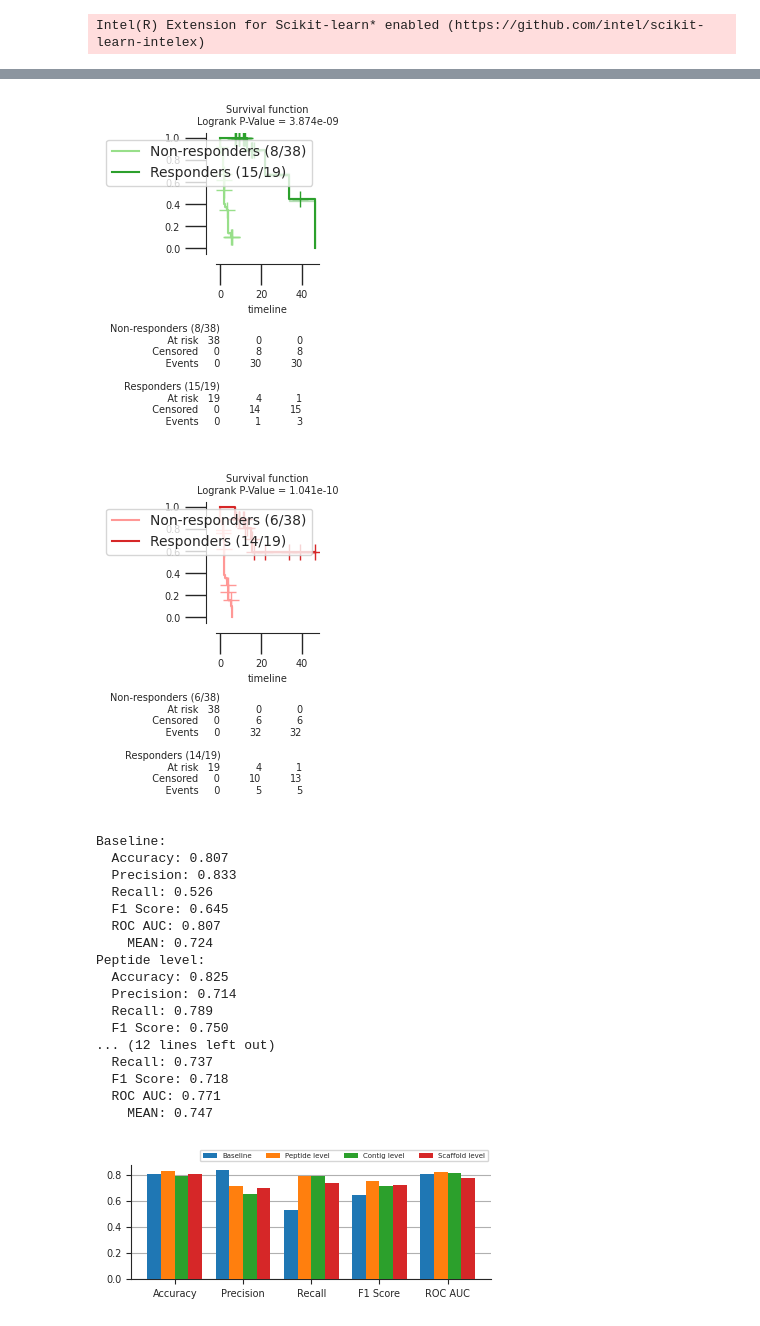
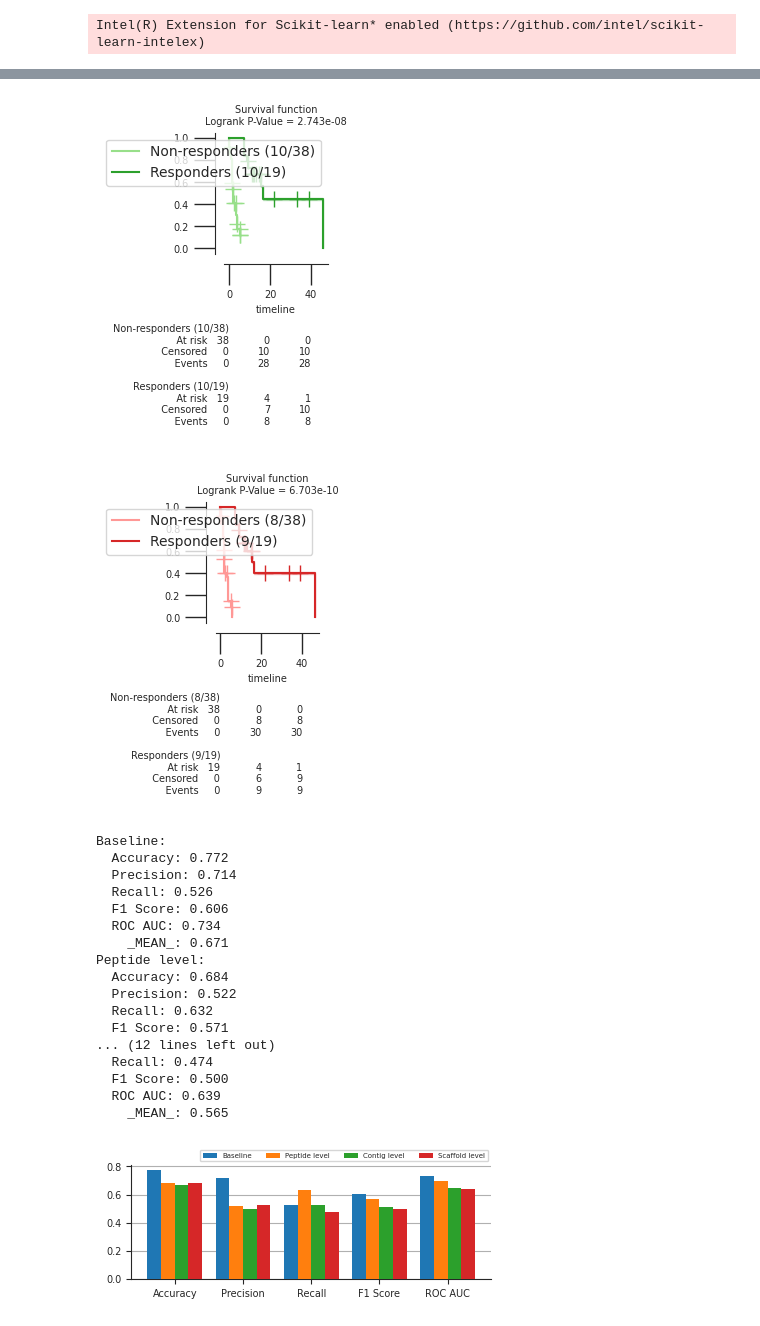
Before and after one commit to immuno-informatics/SVM_Immunotherapy, a Jupyter notebook: optimization_validation_and_importance_analysis/aroc-curves.ipynb, the cells around one changed output, grey strips where cells are left out. Drawn from its saved outputs; the diff is of its cells as text; code cells hidden in the pictures.

```diff
--- a/optimization_validation_and_importance_analysis/aroc-curves.ipynb
+++ b/optimization_validation_and_importance_analysis/aroc-curves.ipynb
@@ -67,12 +69,10 @@ def figsize_in_mm(width, height):
 # %% [output]
 Intel(R) Extension for Scikit-learn* enabled (https://github.com/intel/scikit-learn-intelex)
 # %%
-def svm_train_test(
-    train_data, train_y, test_data, verbose=False, clf_kwargs={}
-):
+def svm_train_test(train_data, train_y, test_data, verbose=False, clf_kwargs={}):
     sm = SMOTE(random_state=432)
     train_data, train_y = sm.fit_resample(train_data, train_y)
-    clf = svm.SVC(probability=True, random_state=2137, **clf_kwargs)
+    clf = svm.SVC(probability=True, random_state=yeloh_seed, **clf_kwargs)
     clf = clf.fit(train_data, train_y)
 
     predictions = clf.predict(test_data)
@@ -150,7 +150,7 @@ for config in tqdm(cfg.configurations, leave=False):
     test_scores_str += f"  {test_scores_names[2]}: {rec:.3f}\n"
     test_scores_str += f"  {test_scores_names[3]}: {f1:.3f}\n"
     test_scores_str += f"  {test_scores_names[4]}: {rauc:.3f}\n"
-    test_scores_str += f"    MEAN: {(acc+prec+rec+f1+rauc)/5:.3f}\n"
+    test_scores_str += f"    _MEAN_: {(acc+prec+rec+f1+rauc)/5:.3f}\n"
 
     test_scores[model_name] = {}
     test_scores[model_name][test_scores_names[0]] = acc
@@ -267,20 +267,20 @@ for fmt in ["pdf", "png"]:
-[figure, old version]
+[figure, new version]
-[figure, old version]
+[figure, new version]
 Baseline:
-  Accuracy: 0.807
-  Precision: 0.833
+  Accuracy: 0.772
+  Precision: 0.714
   Recall: 0.526
-  F1 Score: 0.645
-  ROC AUC: 0.807
-    MEAN: 0.724
+  F1 Score: 0.606
+  ROC AUC: 0.734
+    _MEAN_: 0.671
 Peptide level:
-  Accuracy: 0.825
-  Precision: 0.714
-  Recall: 0.789
-  F1 Score: 0.750
+  Accuracy: 0.684
+  Precision: 0.522
+  Recall: 0.632
+  F1 Score: 0.571
 ... (12 lines left out)
-  Recall: 0.737
-  F1 Score: 0.718
-  ROC AUC: 0.771
-    MEAN: 0.747
+  Recall: 0.474
+  F1 Score: 0.500
+  ROC AUC: 0.639
+    _MEAN_: 0.565
-[figure, old version]
+[figure, new version]
```
Also changed, not shown: parts of 2 cells of this notebook, 21 other files.
